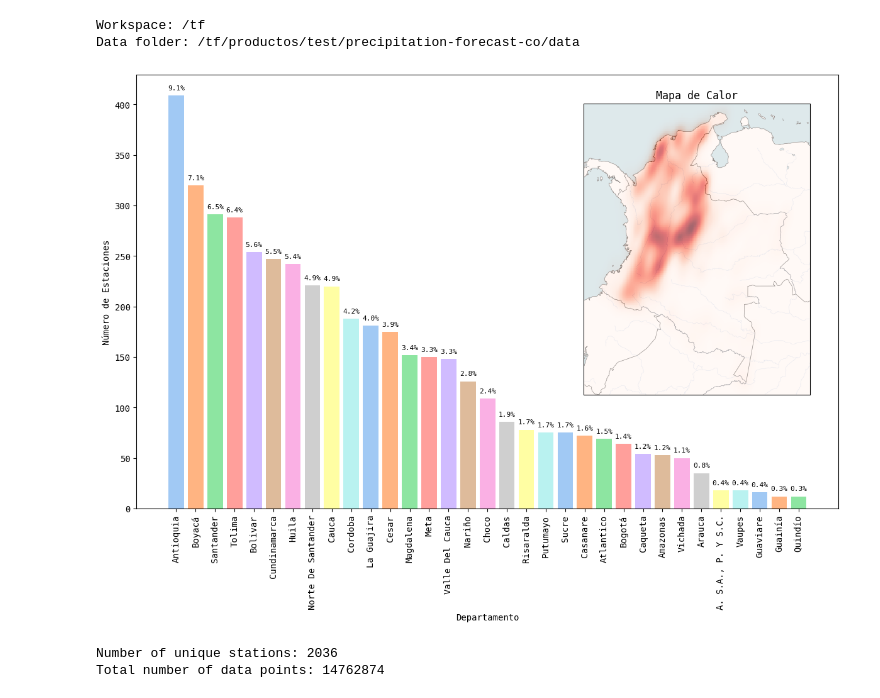
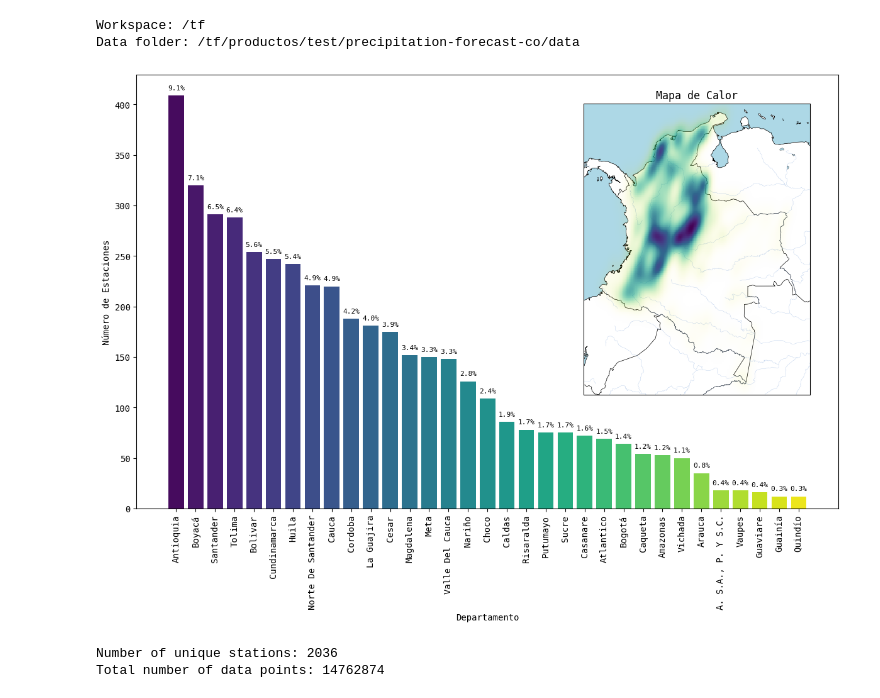
Before and after one commit to jdmogollono/precipitation-forecast-co, a Jupyter notebook: scripts/notebooks/eda.ipynb, the cells around one changed output. Cells and saved outputs as stored; diff of their text form; code cells hidden in the pictures.

```diff
--- a/scripts/notebooks/eda.ipynb
+++ b/scripts/notebooks/eda.ipynb
@@ -48,10 +48,10 @@ plot_df['DEPARTAMENTO'] = plot_df['DEPARTAMENTO'].replace({
 })
 
 # Colores pastel
-pastel_colors = sns.color_palette('pastel', len(plot_df))
+colors =  sns.color_palette('viridis', len(plot_df))
 
 fig, ax = plt.subplots(figsize=(12, 9))
-bars = ax.bar(plot_df['DEPARTAMENTO'], plot_df['Estaciones'], color=pastel_colors, width=0.8)
+bars = ax.bar(plot_df['DEPARTAMENTO'], plot_df['Estaciones'], color=colors, width=0.8)
 
 # Mostrar porcentaje encima de cada barra
 for i, (value, pct) in enumerate(zip(plot_df['Estaciones'], plot_df['Porcentaje'])):
@@ -74,36 +74,45 @@ rect_ax.add_feature(cfeature.COASTLINE, linewidth=0.5)
 rect_ax.add_feature(cfeature.LAND, facecolor='white')
 rect_ax.add_feature(cfeature.OCEAN, facecolor='lightblue')
 rect_ax.add_feature(cfeature.LAKES, facecolor='lightblue', edgecolor='k', linewidth=0.2)
 rect_ax.add_feature(cfeature.RIVERS, linewidth=0.2)
 
 # Mapa de calor de deslizamientos
 x = cne_df['LONGITUD'].values
 y = cne_df['LATITUD'].values
 
 # Calcular el KDE solo para puntos dentro de Colombia
 mask = (x > -80) & (x < -66) & (y > -5) & (y < 13)
 x = x[mask]
 y = y[mask]
 
 if len(x) > 0:
     # Crear grilla
     xi, yi = np.mgrid[-80:-66:300j, -5:13:300j]
     coords = np.vstack([x, y])
     kde = gaussian_kde(coords, bw_method=0.15)
     zi = kde(np.vstack([xi.flatten(), yi.flatten()]))
-    # Graficar el mapa de calor
-    rect_ax.pcolormesh(xi, yi, zi.reshape(xi.shape), cmap='Reds', alpha=0.6, shading='auto', zorder=2, transform=ccrs.PlateCarree())
+    zi_reshaped = zi.reshape(xi.shape)
+    # Normalizar zi para usar como alpha (0 = transparente, 1 = opaco)
+    alpha_mask = (zi_reshaped - zi_reshaped.min()) / (zi_reshaped.max() - zi_reshaped.min())
+    # Opcional: hacer más transparente los valores bajos
+    alpha_mask = np.clip(alpha_mask * 1.5, 0, 1)
+    # Graficar el mapa de calor con alpha variable
+    pcm = rect_ax.pcolormesh(
+        xi, yi, zi_reshaped, cmap='viridis_r', shading='auto', zorder=2,
+        transform=ccrs.PlateCarree()
+    )
+    pcm.set_alpha(alpha_mask)
 
 rect_ax.set_title('Mapa de Calor')
 
 #plt.show()
 
 # Guardar la figura
 os.makedirs(os.path.join(DATA_FOLDER, "img"), exist_ok=True)
 output_file = os.path.join(DATA_FOLDER, "img/distribucion_estaciones.png")
 plt.savefig(output_file, dpi=300, bbox_inches="tight")
 # %% [output]
-[figure, old version]
+[figure, new version]
 # %%
 # Read the CSV file
 df = pd.read_csv(
```
Also changed, not shown: 4 other files.
